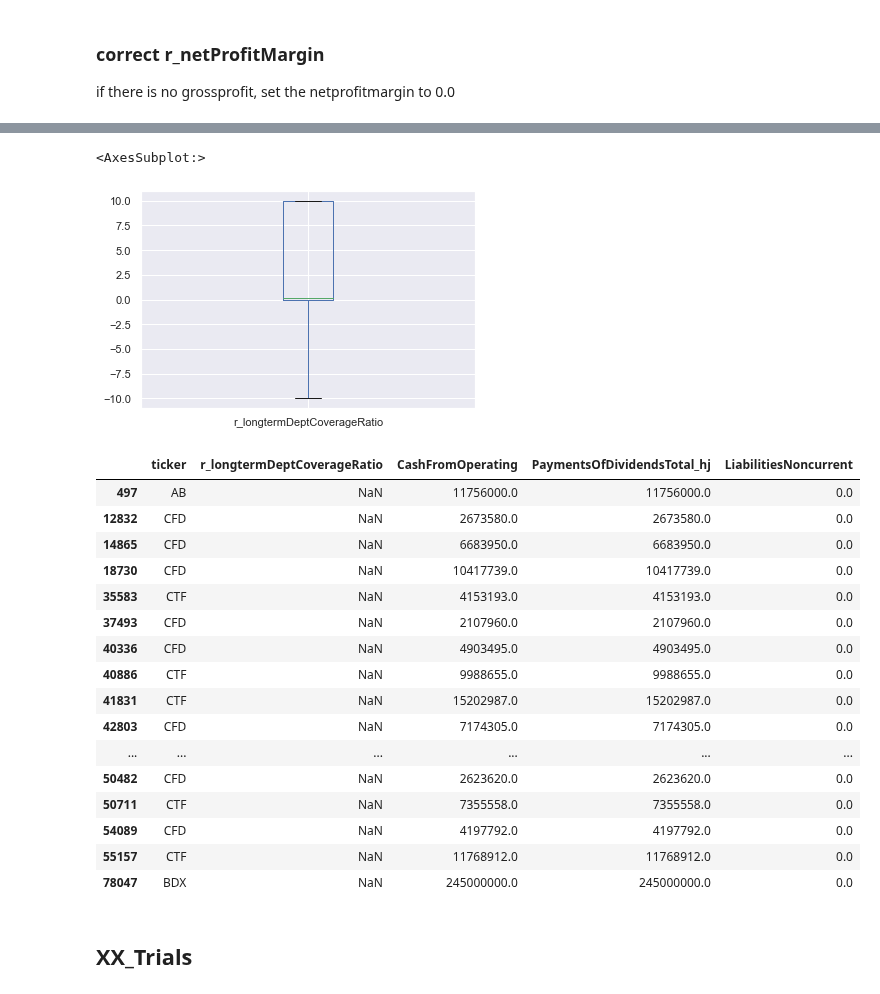
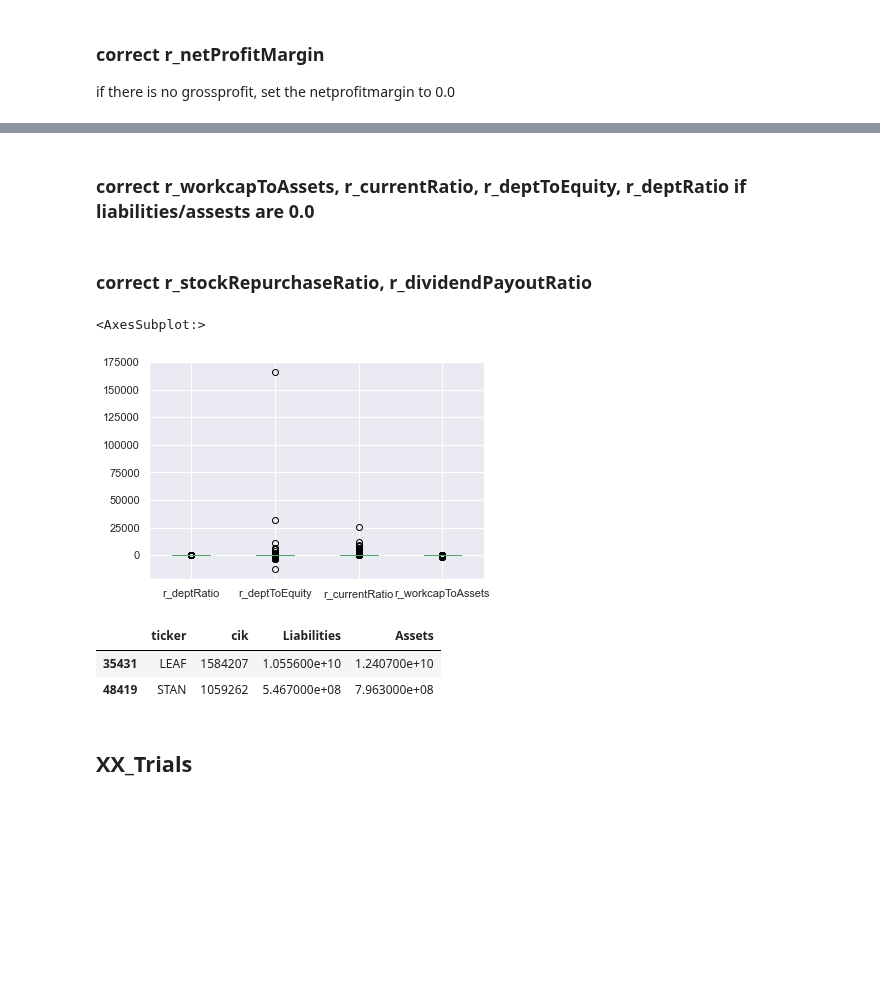
Before and after one commit to HansjoergW/bfh_mt_hs2020_sec_data, a Jupyter notebook: 09_Final_Preparation.ipynb, the cells around one changed output, grey strips where cells are left out. Drawn from its saved outputs; the diff is of its cells as text; code cells hidden in the pictures; blank space fills up the shorter version.

```diff
--- a/09_Final_Preparation.ipynb
+++ b/09_Final_Preparation.ipynb
@@ -168,32 +184,46 @@ df_sec.loc[(df_sec.r_longtermDeptCoverageRatio < -10), 'r_longtermDeptCoverageRa
 
 # if there is no longterm dept, then the overage ratio is max (10)
 df_sec.loc[(df_sec.r_longtermDeptCoverageRatio.isnull() &(df_sec.LiabilitiesNoncurrent == 0.0)), 'r_longtermDeptCoverageRatio'] = 10.0
+# %% [markdown]
+### correct r_workcapToAssets, r_currentRatio, r_deptToEquity, r_deptRatio if liabilities/assests are 0.0
+# %%
+# WorkingCapitalToAssets = (CurrentAssets - CurrentLiabilities) / CurrentAssets
+df_sec.loc[df_sec.r_workcapToAssets.isnull() & (df_sec.LiabilitiesCurrent == 0.0), 'r_workcapToAssets'] = 1.0
+
+# CurrentRatio = CurrentAssets / CurrentLiabilities
+# if there is no current dept, set the current ratio to 1
+df_sec.loc[df_sec.r_currentRatio.isnull() & (df_sec.LiabilitiesCurrent == 0.0), 'r_currentRatio'] = 1.0
+
+# DebtToEquity = Liabilities / Equity
+df_sec.loc[df_sec.r_deptToEquity.isnull() & (df_sec.Liabilities == 0.0), 'r_deptToEquity'] = 0.0
+
+# DebtRatio = TotalLiabilities/TotalAssets
+# if there is no total dept, set the deptRatio to 1
+df_sec.loc[df_sec.r_deptRatio.isnull() & (df_sec.Liabilities == 0.0), 'r_deptRatio'] = 1.0
+# %% [markdown]
+### correct r_stockRepurchaseRatio, r_dividendPayoutRatio
+# %%
+# df['r_dividendPayoutRatio'] = df.PaymentsOfDividendsTotal_hj / df.NetIncomeLoss_hj
+df_sec.loc[df_sec.r_dividendPayoutRatio.isnull() & (df_sec.PaymentsOfDividendsTotal_hj == 0.0), 'r_dividendPayoutRatio'] = 0.0
+
+# df['r_stockRepurchaseRatio'] = df.PaymentsForRepurchaseOfStockTotal_hj / df.NetIncomeLoss_hj
+df_sec.loc[df_sec.r_stockRepurchaseRatio.isnull() & (df_sec.PaymentsForRepurchaseOfStockTotal_hj == 0.0), 'r_stockRepurchaseRatio'] = 0.0
 # %%
-df_sec[~(df_sec.r_longtermDeptCoverageRatio == np.inf)].r_longtermDeptCoverageRatio.plot.box()
+df_sec[~(df_sec.r_deptRatio == np.inf)][['r_deptRatio', 'r_deptToEquity','r_currentRatio','r_workcapToAssets']].plot.box()
 # %% [output]
 <AxesSubplot:>
-[figure, old version]
+[figure, new version]
 # %%
-#df['r_longtermDeptCoverageRatio']  =  (df.CashFromOperating - df.PaymentsOfDividendsTotal_hj) / df.LiabilitiesNoncurrent
+# df['r_deptRatio']  = df.Liabilities / df.Assets
 
-df_sec.loc[df_sec.r_longtermDeptCoverageRatio.isnull()][['ticker','r_longtermDeptCoverageRatio','CashFromOperating', 'PaymentsOfDividendsTotal_hj', 'LiabilitiesNoncurrent']]
+# df['r_dividendPayoutRatio'] = df.PaymentsOfDividendsTotal_hj / df.NetIncomeLoss_hj
+
+# df['r_stockRepurchaseRatio'] = df.PaymentsForRepurchaseOfStockTotal_hj / df.NetIncomeLoss_hj
+
+df_sec.loc[df_sec.r_stockRepurchaseRatio.isnull()][['ticker','cik','Liabilities','Assets']]
 # %% [output]
-|  | ticker | r_longtermDeptCoverageRatio | CashFromOperating | PaymentsOfDividendsTotal_hj | LiabilitiesNoncurrent |
-| 497 | AB | NaN | 11756000.0 | 11756000.0 | 0.0 |
-| 12832 | CFD | NaN | 2673580.0 | 2673580.0 | 0.0 |
-| 14865 | CFD | NaN | 6683950.0 | 6683950.0 | 0.0 |
-| 18730 | CFD | NaN | 10417739.0 | 10417739.0 | 0.0 |
-| 35583 | CTF | NaN | 4153193.0 | 4153193.0 | 0.0 |
-| 37493 | CFD | NaN | 2107960.0 | 2107960.0 | 0.0 |
-| 40336 | CFD | NaN | 4903495.0 | 4903495.0 | 0.0 |
-| 40886 | CTF | NaN | 9988655.0 | 9988655.0 | 0.0 |
-| 41831 | CTF | NaN | 15202987.0 | 15202987.0 | 0.0 |
-| 42803 | CFD | NaN | 7174305.0 | 7174305.0 | 0.0 |
-| ... | ... | ... | ... | ... | ... |
-| 50482 | CFD | NaN | 2623620.0 | 2623620.0 | 0.0 |
-| 50711 | CTF | NaN | 7355558.0 | 7355558.0 | 0.0 |
-| 54089 | CFD | NaN | 4197792.0 | 4197792.0 | 0.0 |
-| 55157 | CTF | NaN | 11768912.0 | 11768912.0 | 0.0 |
-| 78047 | BDX | NaN | 245000000.0 | 245000000.0 | 0.0 |
+|  | ticker | cik | Liabilities | Assets |
+| 35431 | LEAF | 1584207 | 1.055600e+10 | 1.240700e+10 |
+| 48419 | STAN | 1059262 | 5.467000e+08 | 7.963000e+08 |
 # %% [markdown]
 ## XX_Trials
```
Also changed, not shown: parts of 6 cells of this notebook.
